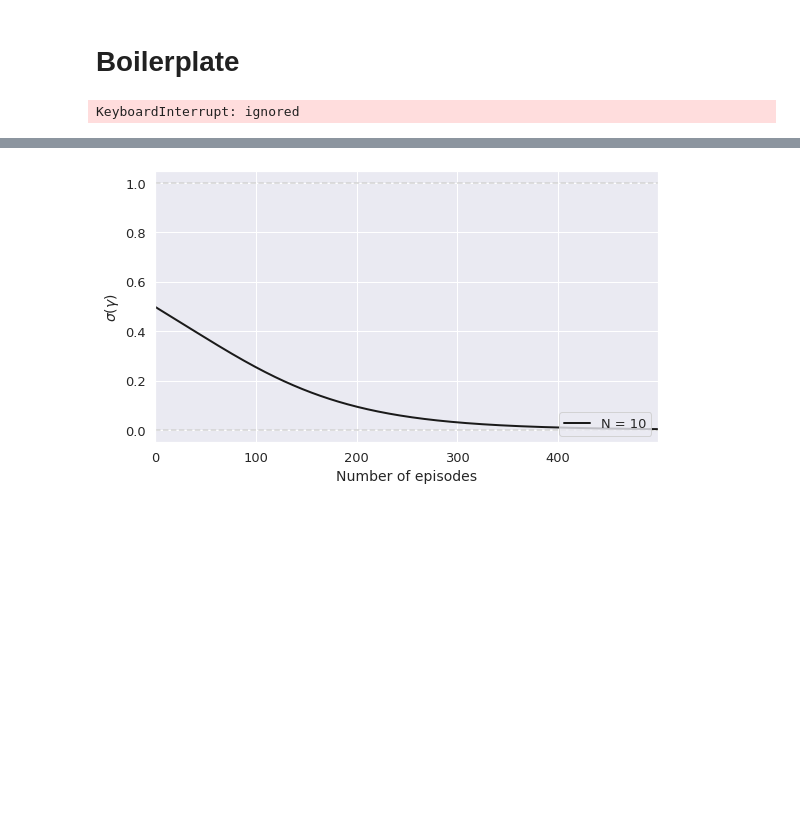
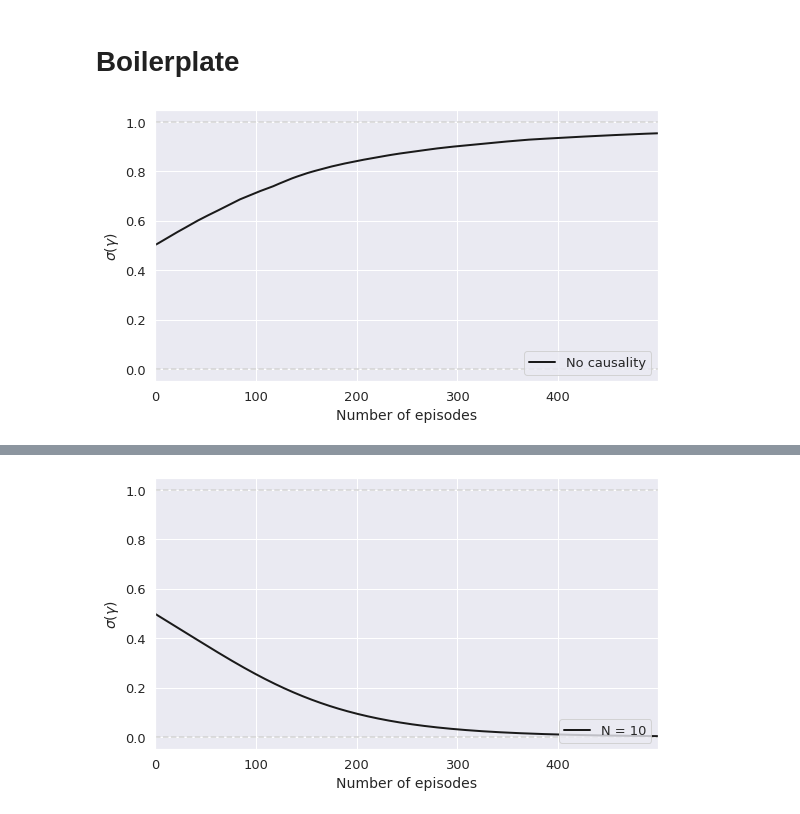
Before and after one commit to JustinWongStanford/CS330P, a Jupyter notebook: FCMfinal.ipynb, the cells around one changed output, grey strips where cells are left out. Saved outputs shown, nothing was run; the diff lists cells and outputs as text; code cells hidden in the pictures; blank space fills up the shorter version.

```diff
--- a/FCMfinal.ipynb
+++ b/FCMfinal.ipynb
@@ -104,7 +104,7 @@ class FCMMDN(nn.Module):
     def __init__(self, n_hidden, n_gaussians = 1):
         super(FCMMDN, self).__init__()
         self.z_h = nn.Sequential(
-            nn.Linear(2, n_hidden),
+            nn.Linear(3, n_hidden),
             nn.Tanh()
         )
         self.z_pi = nn.Linear(n_hidden, n_gaussians)
@@ -112,7 +112,8 @@ class FCMMDN(nn.Module):
         self.z_sigma = nn.Linear(n_hidden, n_gaussians)
 
     def forward(self, x, z):
-        y = torch.cat([x, z], dim=-1)
+        noise = normal(0, 1, x.size()).cuda()
+        y = torch.cat([x, z, noise], dim=-1)
         z_h = self.z_h(y)
         pi = F.softmax(self.z_pi(z_h), -1)
         mu = self.z_mu(z_h)
@@ -124,14 +125,15 @@ class FCM_muSigma(nn.Module):
     def __init__(self, n_hidden, n_gaussians = 1):
         super(FCM_muSigma, self).__init__()
         self.z_h = nn.Sequential(
-            nn.Linear(1, n_hidden),
+            nn.Linear(2, n_hidden),
             nn.Tanh()
         )
         self.z_mu = nn.Linear(n_hidden, n_gaussians)
         self.z_sigma = nn.Linear(n_hidden, n_gaussians)
 
     def forward(self, x):
-        z_h = self.z_h(x)
+        noise = normal(0, 1, x.size()).cuda()
+        z_h = self.z_h(torch.cat([x, noise], dim = -1))
         mu = self.z_mu(z_h)
         sigma = torch.exp(self.z_sigma(z_h))
         return mu, sigma
@@ -701,7 +703,7 @@ def transfer_ind(opt, modelx, modely, model_zGw, W, tarx, tary, nll = original_m
         # loss_conditionaly.backward()
         # optim_modely.step()
 
-        joint_losses.append(loss_conditionaly.item() + loss_conditionalx.item())
+        joint_losses.append((loss_conditionaly.item() + loss_conditionalx.item()))
     # Return losses
     return sum(joint_losses)
 
@@ -740,7 +742,11 @@ def train_alpha(opt, model_x2y, model_y2x, model_xGz, model_yGz, model_x2y_wGz,
         if mixmode == 'logmix':
             loss_alpha = torch.sigmoid(alpha) * metric_x2y + (1 - torch.sigmoid(alpha)) * metric_y2x
             maxmet = max(metric_x2y, metric_y2x)
-            loss_beta = torch.sigmoid(beta) * metric_ind + (1 - torch.sigmoid(beta)) * maxmet
+            # print(metric_x2y)
+            # print(metric_y2x)
+            # # print('maxmet: ', maxmet)
+            # print('indep: ', metric_ind)
+            loss_beta = torch.sigmoid(beta) * torch.sign(torch.tensor([metric_ind]).cuda()) * (metric_ind)**2 + (1 - torch.sigmoid(beta)) * maxmet
         else:
             log_alpha, log_1_m_alpha = F.logsigmoid(alpha), F.logsigmoid(-alpha)
             as_lse = logsumexp(log_alpha + metric_x2y, log_1_m_alpha + metric_y2x)
@@ -811,25 +817,25 @@ alpha_frames = train_alpha(opt, model_x2y, model_y2x, model_xGz, model_yGz, mode
                            model_y2x_zGw, model_y2x_wGz, model_zGw, alpha, beta, scm,
                            opt.PARAM_DISTRY, opt.DISTR_FOR_Z, opt.DISTR_FOR_W,
                            opt.PARAM_SAMPLER, mdn_nll,auc_transfer_metric, mixmode='logmix')
-# %% [output]
-KeyboardInterrupt: ignored
 # %%
 betas = np.asarray([frame.sig_beta for frame in alpha_frames])
 
 fig = plt.figure(figsize=(9, 5))
 ax = plt.subplot(1, 1, 1)
 
 ax.tick_params(axis='both', which='major', labelsize=13)
 ax.axhline(1, c='lightgray', ls='--')
 ax.axhline(0, c='lightgray', ls='--')
-ax.plot(alphas, lw=2, color='k', label='No causality')
+ax.plot(betas, lw=2, color='k', label='No causality')
 
 ax.set_xlim([0, opt.ALPHA_NUM_ITER - 1])
 ax.set_xlabel('Number of episodes', fontsize=14)
 ax.set_ylabel(r'$\sigma(\gamma)$', fontsize=14)
 ax.legend(loc=4, prop={'size': 13})
 
 plt.show()
+# %% [output]
+[figure, added]
 # %%
 alphas = np.asarray([frame.sig_alpha for frame in alpha_frames])
 
```
Also changed, not shown: parts of 11 cells of this notebook.
